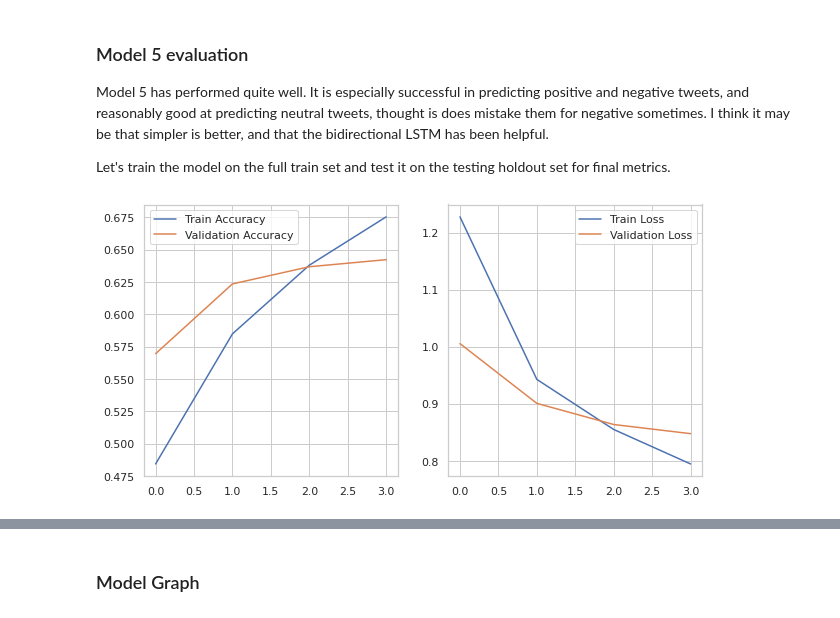
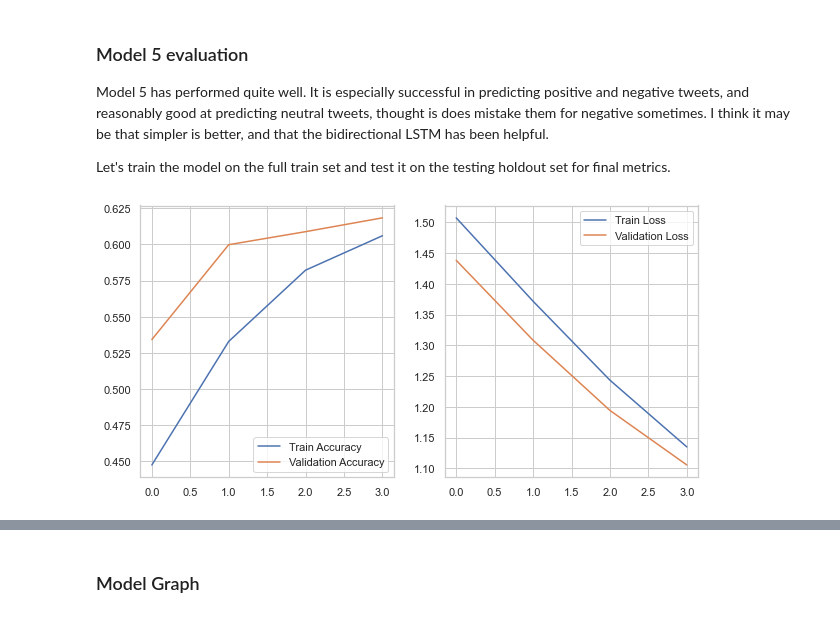
Before and after one commit to Caellwyn/product-flexible-twitter-sentiment-analysis, a Jupyter notebook: notebooks/exploratory/josh_LSTM_models.ipynb, the cells around one changed output, grey strips where cells are left out. Saved outputs shown, nothing was run; the diff lists cells and outputs as text; code cells hidden in the pictures.

```diff
--- a/notebooks/exploratory/josh_LSTM_models.ipynb
+++ b/notebooks/exploratory/josh_LSTM_models.ipynb
@@ -78,8 +72,7 @@ earlystopping = tf.keras.callbacks.EarlyStopping(monitor = 'val_acc')
 # %%
 #for colab
 #df = pd.read_csv('/content/drive/My Drive/Colab Notebooks/flatiron_project_4/combined.csv')
-df = pd.read_csv('../../data/combined.csv')
-df.dropna(inplace = True)
+
 df.shape
 # %% [output]
 (22606, 2)
@@ -96,12 +89,14 @@ tokenizer = text.Tokenizer()
 y = pd.DataFrame(encoder.fit_transform(y))
 
 #Train test split
+X_train, X_test, y_train, y_test = train_test_split(X, y, random_state = 42, test_size = 0.25)
+
 X_t, X_val, y_t, y_val = train_test_split(X_train, y_train, random_state = 42, test_size = 0.25)
 
 #tokenize full X_train
-tokenizer.fit_on_texts(list(X_train))
-list_tokenized_headlines = tokenizer.texts_to_sequences(X_train)
-X_train = sequence.pad_sequences(list_tokenized_headlines, maxlen=100)
+tokenizer.fit_on_texts(list(X))
+list_tokenized_X_train = tokenizer.texts_to_sequences(X_train)
+X_train = sequence.pad_sequences(list_tokenized_X_train, maxlen=100)
 
 #Tokenize training X
 tokenized_X_t = tokenizer.texts_to_sequences(X_t)
@@ -570,12 +551,12 @@ Let's train the model on the full train set and test it on the testing holdout s
 # %%
 final_model =  make_model5()
 
 history = final_model.fit(X_train, y_train,
                      epochs = 4,
-                     batch_size = 50,
+                     batch_size = 500,
                      validation_data = (X_test,y_test),
                      verbose = 0)
 
 graph_model_history(history)
 # %% [output]
-[figure, old version]
+[figure, new version]
```
Also changed, not shown: parts of 8 cells of this notebook, 2 other files.
